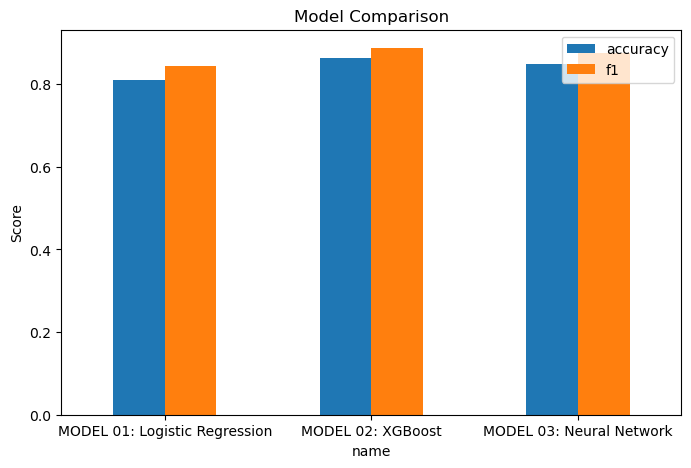
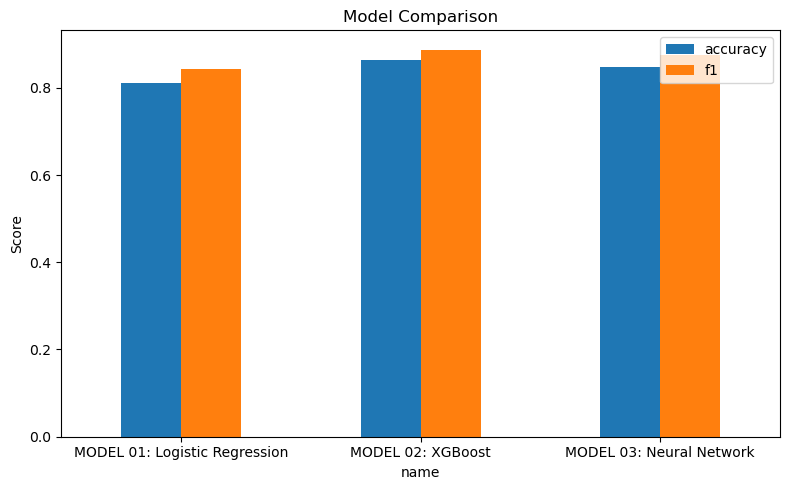
Code edit (unified diff) that turned the first committed figure into the second:
--- before
+++ after
@@ -12,3 +12,5 @@
 plt.ylabel("Score")
 plt.xticks(rotation=0)
+plt.tight_layout()
+plt.savefig('model_comparison.png', dpi=150, bbox_inches='tight')
 plt.show()

Commit: ROC chart with all charts being saved as png files